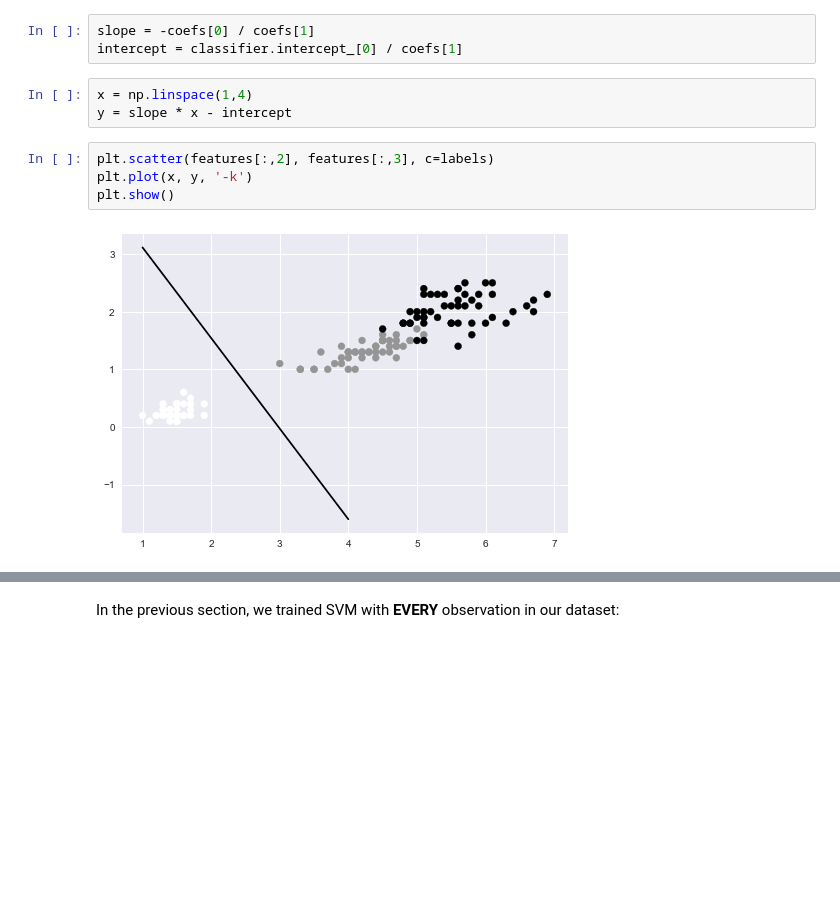
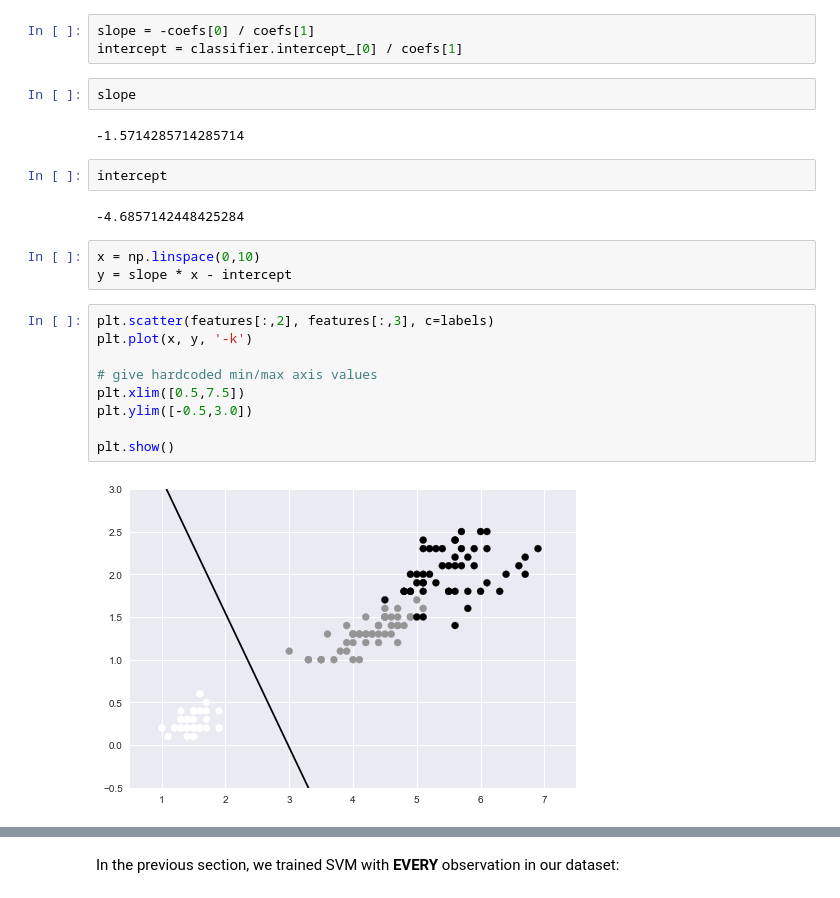
Before and after one commit to florisvanvugt/workshop4june2017, a Jupyter notebook: Introduction_Machine_Learning.ipynb, the cells around one changed output, grey strips where cells are left out. Drawn from its saved outputs; the diff is of its cells as text; blank space fills up the shorter version.

```diff
--- a/Introduction_Machine_Learning.ipynb
+++ b/Introduction_Machine_Learning.ipynb
@@ -143,12 +242,25 @@ coefs = classifier.coef_[0]
 # %%
 slope = -coefs[0] / coefs[1]
 intercept = classifier.intercept_[0] / coefs[1]
+# %%
+slope
+# %% [output]
+-1.5714285714285714
+# %%
+intercept
+# %% [output]
+-4.6857142448425284
 # %%
-x = np.linspace(1,4)
+x = np.linspace(0,10)
 y = slope * x - intercept
 # %%
 plt.scatter(features[:,2], features[:,3], c=labels)
 plt.plot(x, y, '-k')
+
+# give hardcoded min/max axis values
+plt.xlim([0.5,7.5])
+plt.ylim([-0.5,3.0])
+
 plt.show()
 # %% [output]
-[figure, old version]
+[figure, new version]
```
Also changed, not shown: parts of 99 cells of this notebook.
